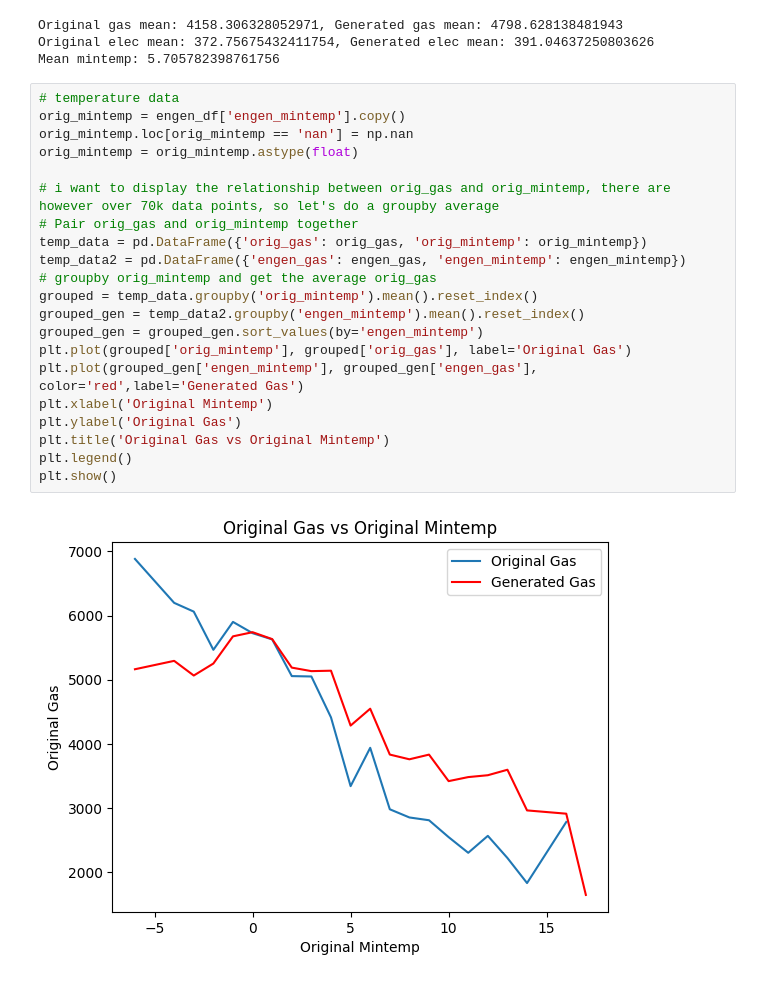
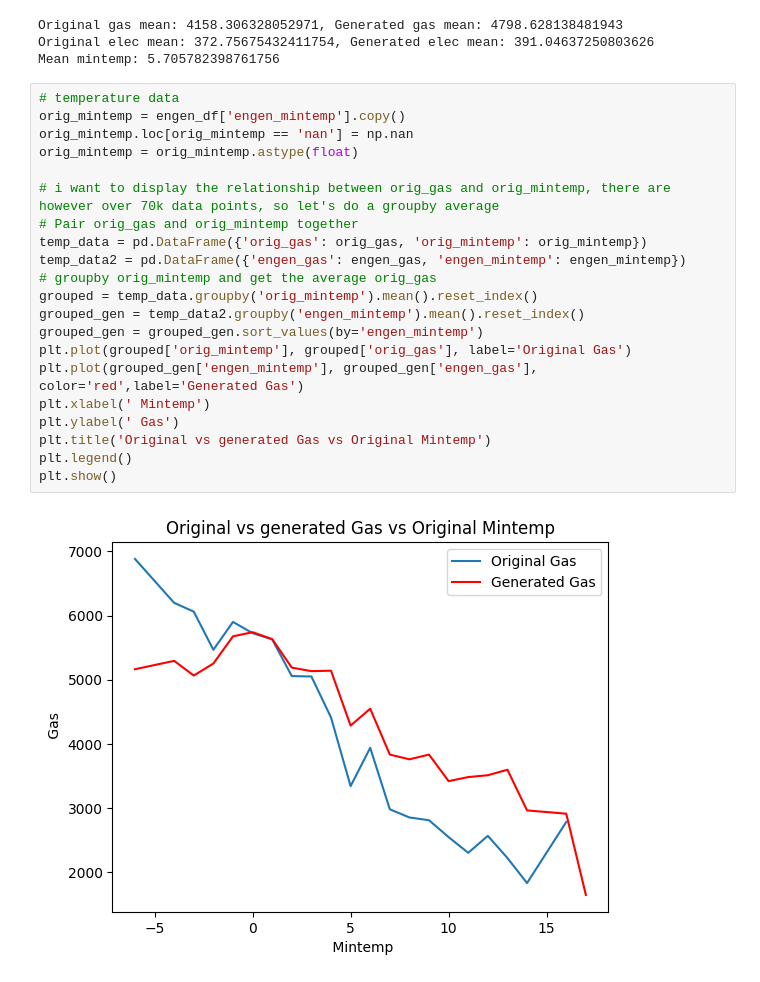
Before and after one commit to eoghanjmckenna/makemore, a Jupyter notebook: notebooks/dual_decoder.ipynb, the cells around one changed output. Drawn from its saved outputs; the diff is of its cells as text.

```diff
--- a/notebooks/dual_decoder.ipynb
+++ b/notebooks/dual_decoder.ipynb
@@ -886,23 +886,23 @@ Mean mintemp: 5.705782398761756
 # %%
 # temperature data
 orig_mintemp = engen_df['engen_mintemp'].copy()
 orig_mintemp.loc[orig_mintemp == 'nan'] = np.nan
 orig_mintemp = orig_mintemp.astype(float)
 
 # i want to display the relationship between orig_gas and orig_mintemp, there are however over 70k data points, so let's do a groupby average
 # Pair orig_gas and orig_mintemp together
 temp_data = pd.DataFrame({'orig_gas': orig_gas, 'orig_mintemp': orig_mintemp})
 temp_data2 = pd.DataFrame({'engen_gas': engen_gas, 'engen_mintemp': engen_mintemp})
 # groupby orig_mintemp and get the average orig_gas
 grouped = temp_data.groupby('orig_mintemp').mean().reset_index()
 grouped_gen = temp_data2.groupby('engen_mintemp').mean().reset_index()
 grouped_gen = grouped_gen.sort_values(by='engen_mintemp')
 plt.plot(grouped['orig_mintemp'], grouped['orig_gas'], label='Original Gas')
 plt.plot(grouped_gen['engen_mintemp'], grouped_gen['engen_gas'], color='red',label='Generated Gas')
-plt.xlabel('Original Mintemp')
-plt.ylabel('Original Gas')
-plt.title('Original Gas vs Original Mintemp')
+plt.xlabel(' Mintemp')
+plt.ylabel(' Gas')
+plt.title('Original vs generated Gas vs Original Mintemp')
 plt.legend()
 plt.show()
 # %% [output]
-[figure, old version]
+[figure, new version]
```
Also changed, not shown: parts of 1 cell of this notebook.
